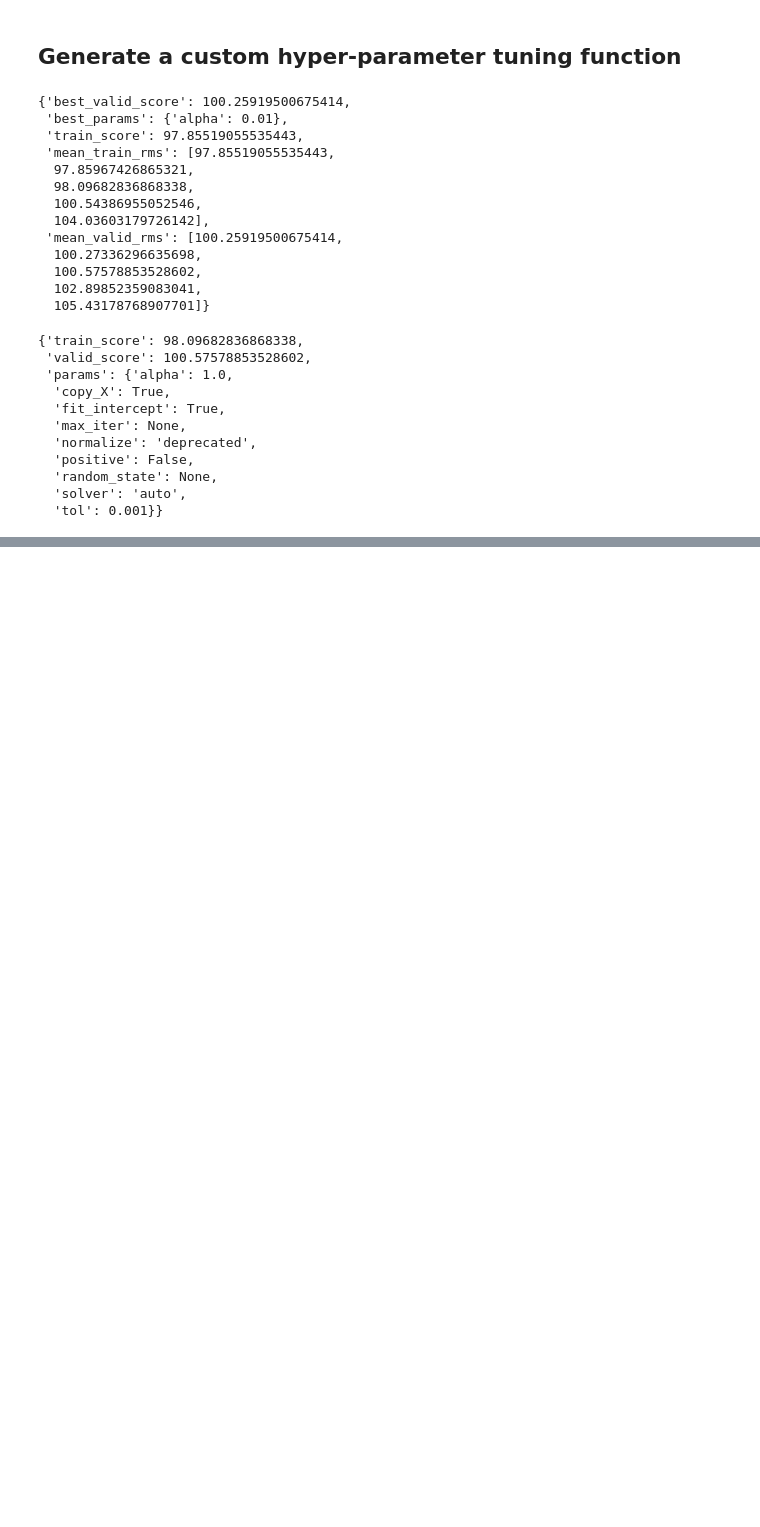
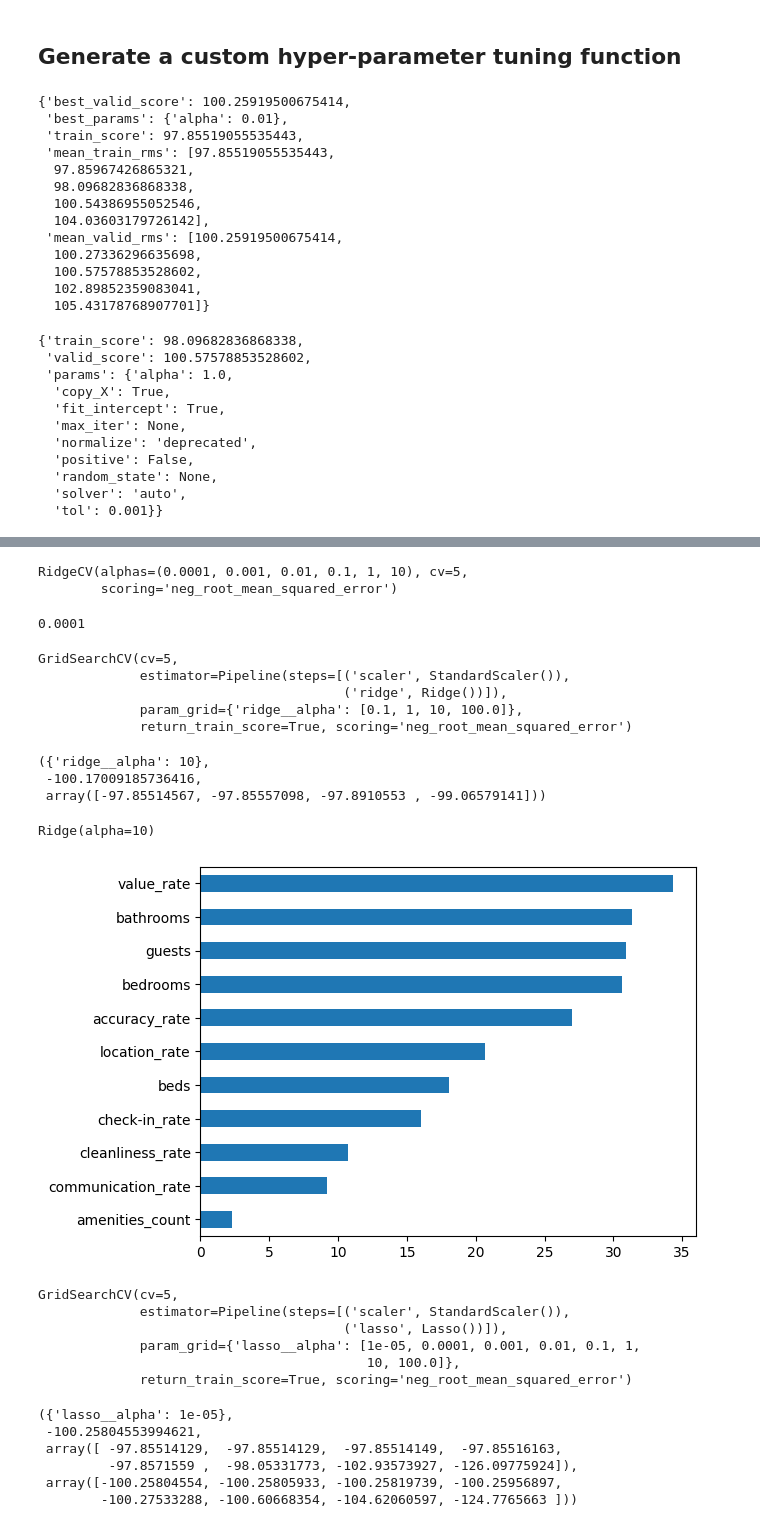
Before and after one commit to dan-bouchard/Airbnb-Property-Listing, a Jupyter notebook: regression_modelling_numerical_data.ipynb, the cells around one changed output, grey strips where cells are left out. Saved outputs shown, nothing was run; the diff lists cells and outputs as text; code cells hidden in the pictures; blank space fills up the shorter version.

```diff
--- a/regression_modelling_numerical_data.ipynb
+++ b/regression_modelling_numerical_data.ipynb
@@ -204,0 +211,65 @@ results_default
+# %%
+ridge_clf = RidgeCV(alphas=(1e-4, 1e-3, 0.01, 0.1, 1, 10), cv=5, scoring = 'neg_root_mean_squared_error')
+ridge_clf.fit(X_train, y_train)
+# %% [output]
+RidgeCV(alphas=(0.0001, 0.001, 0.01, 0.1, 1, 10), cv=5,
+        scoring='neg_root_mean_squared_error')
+# %%
+ridge_clf.alpha_
+# %% [output]
+0.0001
+# %%
+pipe_ridge_cv_std_scaler = Pipeline([('scaler',  StandardScaler()),
+            ('ridge', Ridge())])
+grid_params_ridge = {'ridge__alpha': [1e-1, 1, 10, 1e2]}
+cv_ridge_std_scaler = GridSearchCV(estimator = pipe_ridge_cv_std_scaler,
+                               param_grid = grid_params_ridge,
+                               cv = 5, return_train_score=True, scoring='neg_root_mean_squared_error')
+cv_ridge_std_scaler.fit(X_train, y_train)
+# %% [output]
+GridSearchCV(cv=5,
+             estimator=Pipeline(steps=[('scaler', StandardScaler()),
+                                       ('ridge', Ridge())]),
+             param_grid={'ridge__alpha': [0.1, 1, 10, 100.0]},
+             return_train_score=True, scoring='neg_root_mean_squared_error')
+# %%
+cv_ridge_std_scaler.best_params_, cv_ridge_std_scaler.best_score_, cv_ridge_std_scaler.cv_results_['mean_train_score']
+# %% [output]
+({'ridge__alpha': 10},
+ -100.17009185736416,
+ array([-97.85514567, -97.85557098, -97.8910553 , -99.06579141]))
+# %%
+std_scaler = StandardScaler()
+X_train_std_scaled = std_scaler.fit_transform(X_train)
+ridge_alpha = Ridge(alpha=10)
+ridge_alpha.fit(X_train_std_scaled, y_train)
+# %% [output]
+Ridge(alpha=10)
+# %%
+coefs_df = pd.Series(abs(ridge_alpha.coef_), index = X_train.columns).sort_values().plot.barh()
+# %% [output]
+[figure, added]
+# %%
+pipe_lasso_cv_std_scaler = Pipeline([('scaler',  StandardScaler()),
+            ('lasso', Lasso())])
+grid_params_lasso = {'lasso__alpha': [1e-5, 1e-4, 1e-3, 1e-2, 1e-1, 1, 10, 1e2]}
+cv_lasso_std_scaler = GridSearchCV(estimator = pipe_lasso_cv_std_scaler,
+                               param_grid = grid_params_lasso,
+                               cv = 5, return_train_score=True, scoring='neg_root_mean_squared_error')
+cv_lasso_std_scaler.fit(X_train, y_train)
+# %% [output]
+GridSearchCV(cv=5,
+             estimator=Pipeline(steps=[('scaler', StandardScaler()),
+                                       ('lasso', Lasso())]),
+             param_grid={'lasso__alpha': [1e-05, 0.0001, 0.001, 0.01, 0.1, 1,
+                                          10, 100.0]},
+             return_train_score=True, scoring='neg_root_mean_squared_error')
+# %%
+cv_lasso_std_scaler.best_params_, cv_lasso_std_scaler.best_score_, cv_lasso_std_scaler.cv_results_['mean_train_score'], cv_lasso_std_scaler.cv_results_['mean_test_score']
+# %% [output]
+({'lasso__alpha': 1e-05},
+ -100.25804553994621,
+ array([ -97.85514129,  -97.85514129,  -97.85514149,  -97.85516163,
+         -97.8571559 ,  -98.05331773, -102.93573927, -126.09775924]),
+ array([-100.25804554, -100.25805933, -100.25819739, -100.25956897,
+        -100.27533288, -100.60668354, -104.62060597, -124.7765663 ]))
```
Also changed, not shown: parts of 9 cells of this notebook, 1 other file.
